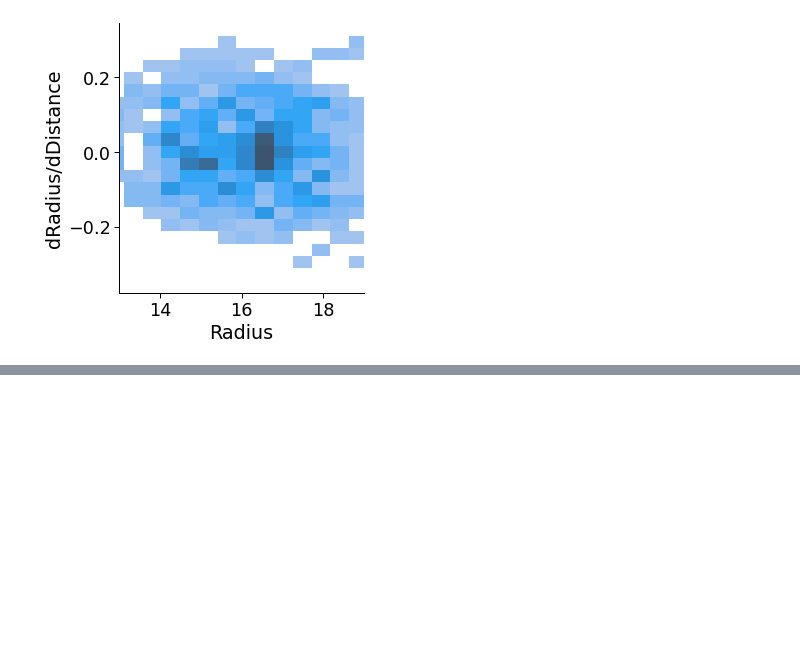
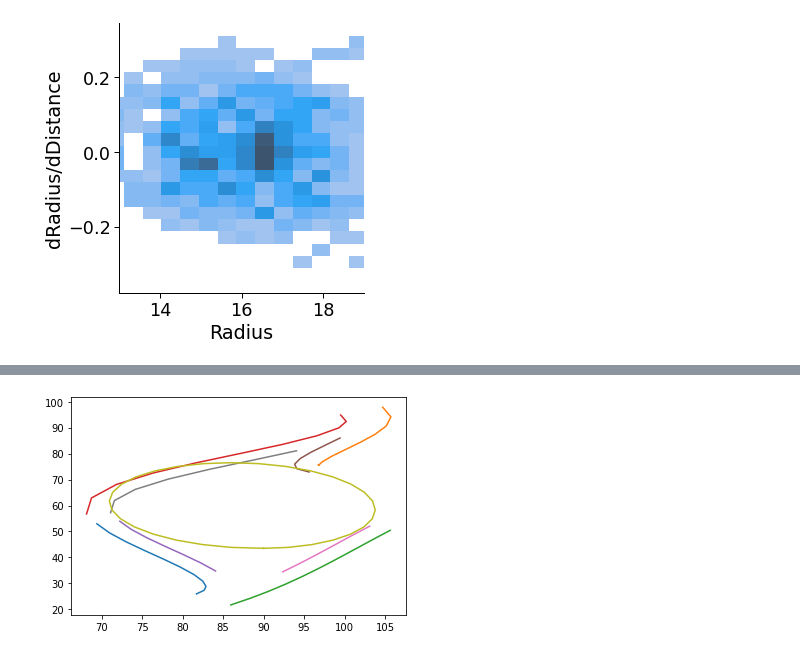
Before and after one commit to AugmentedDesignLab/junction-art, a Jupyter notebook: data generation.ipynb, the cells around one changed output, grey strips where cells are left out. Drawn from its saved outputs; the diff is of its cells as text; code cells hidden in the pictures; blank space fills up the shorter version.

```diff
--- a/data generation.ipynb
+++ b/data generation.ipynb
@@ -695,0 +781,4 @@ print(c_x, c_y, r)
+# %%
+RewardUtil.showRewardView(roundabout)
+# %% [output]
+[figure, added]
```
Also changed, not shown: parts of 12 cells of this notebook, 7 other files.
